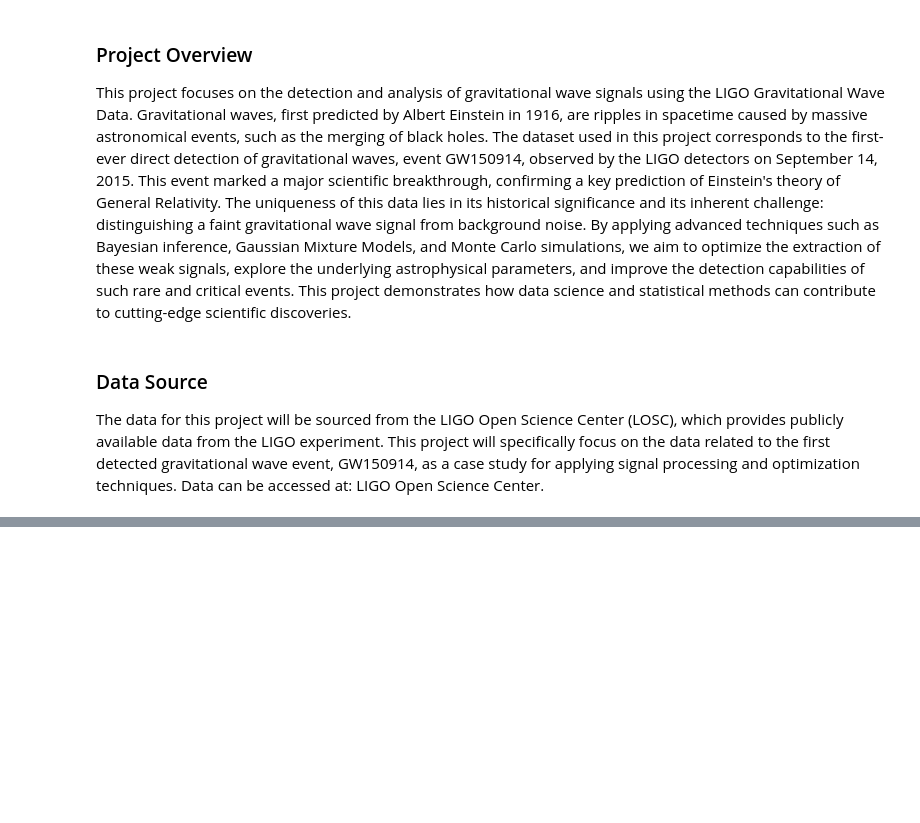
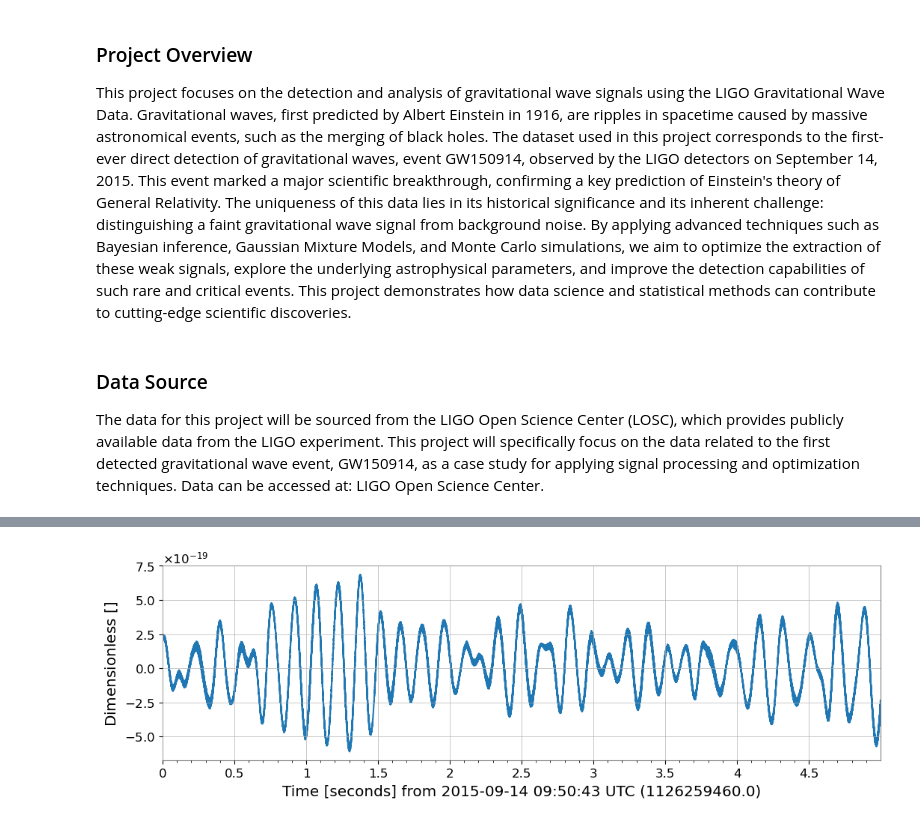
Before and after one commit to statmallu/NFL, a Jupyter notebook: bayesian_gravitational_wave_signal_processing/gravitational_wave_signal_processing.ipynb, the cells around one changed output, grey strips where cells are left out. Saved outputs shown, nothing was run; the diff lists cells and outputs as text; code cells hidden in the pictures; blank space fills up the shorter version.

```diff
--- a/bayesian_gravitational_wave_signal_processing/gravitational_wave_signal_processing.ipynb
+++ b/bayesian_gravitational_wave_signal_processing/gravitational_wave_signal_processing.ipynb
@@ -100,0 +90,18 @@ plot_time_series(strain_data, filtered_data)
+# %%
+strain_data = TimeSeries.read(file_path, channel_name)
+# %%
+def plot_zoomed_in_data(strain_data, start_time=None, end_time=None):
+    # Slice the data between start_time and end_time if provided
+    if start_time and end_time:
+        zoomed_data = strain_data.crop(start_time, end_time)
+    else:
+        zoomed_data = strain_data
+
+    # Plot the zoomed-in section
+    zoomed_data.plot()
+    plt.show()
+
+# Example usage:
+plot_zoomed_in_data(strain_data, start_time=1126259460, end_time=1126259465)
+# %% [output]
+[figure, added]
```
Also changed, not shown: parts of 40 cells of this notebook, 8 other files.
